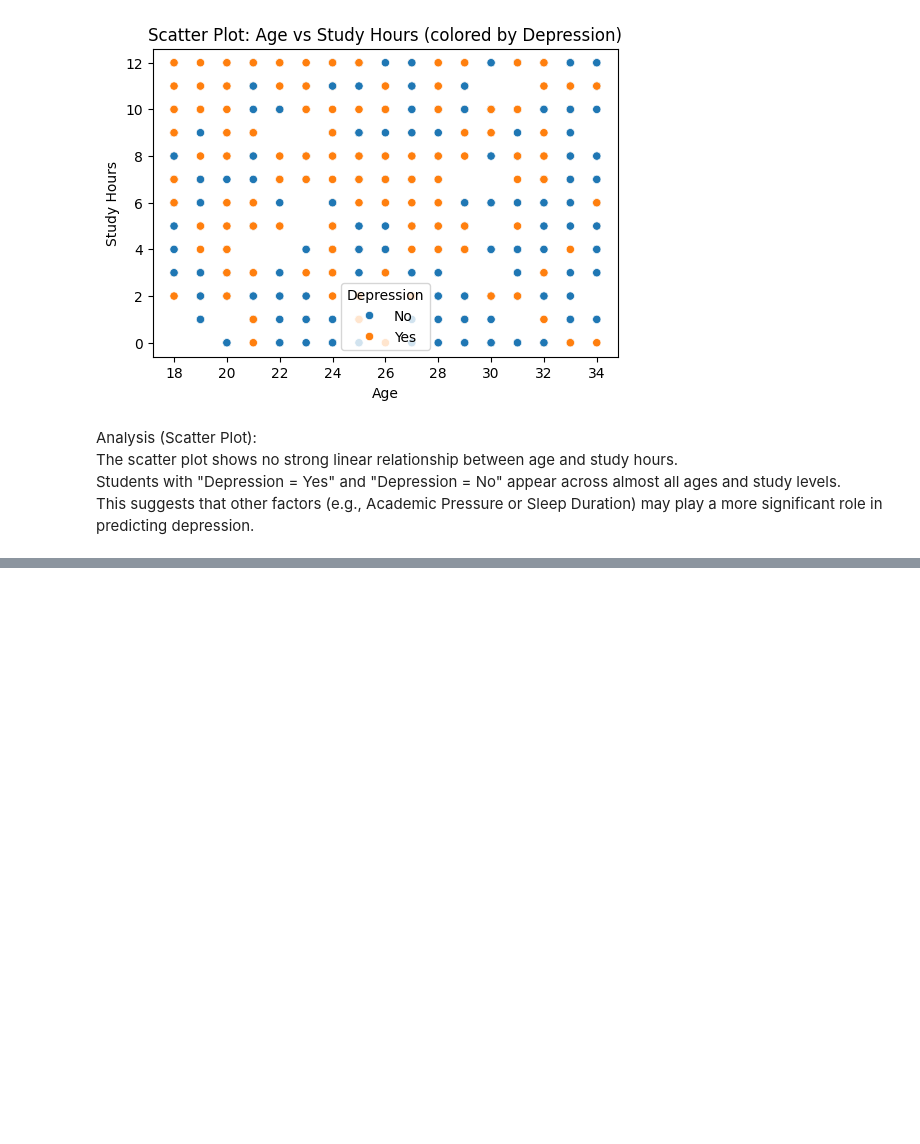
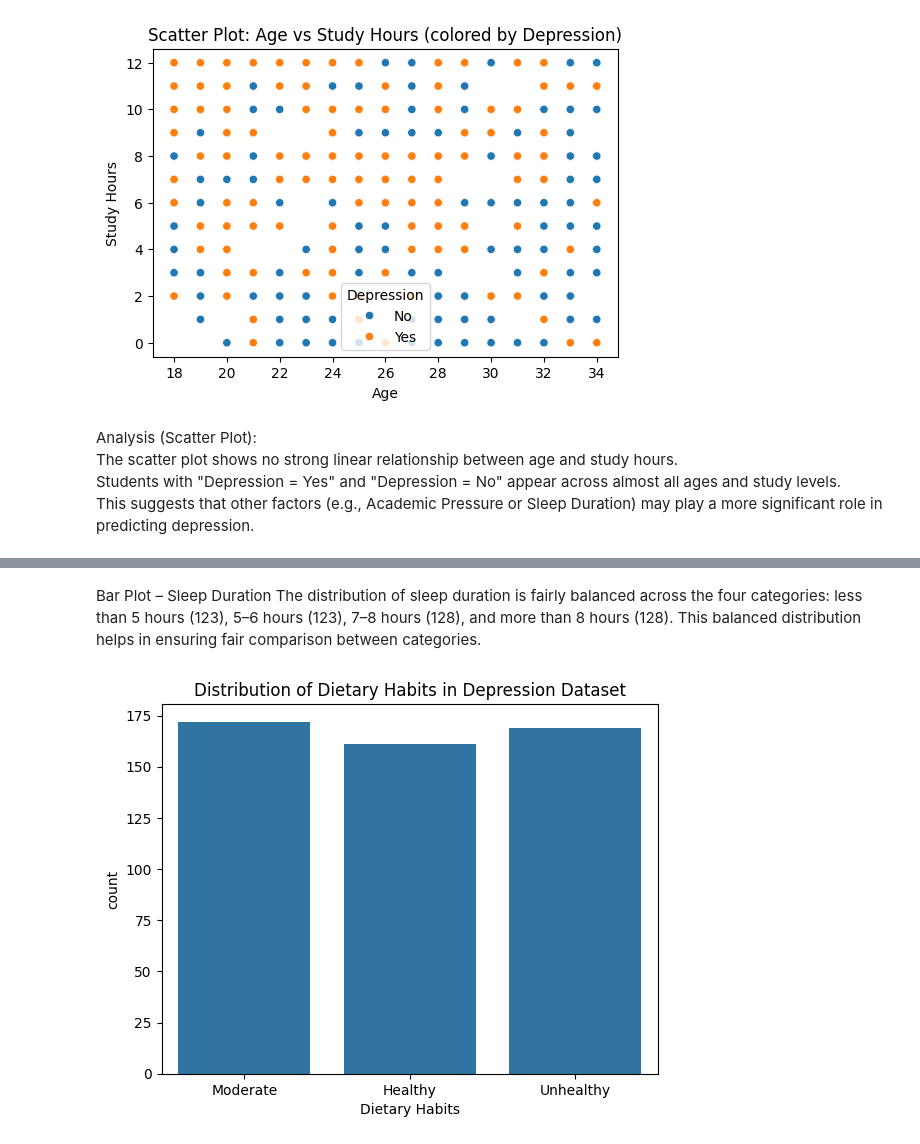
Before and after one commit to Shatha-1/IT326-Project, a Jupyter notebook: Phase2.ipynb, the cells around one changed output, grey strips where cells are left out. Saved outputs shown, nothing was run; the diff lists cells and outputs as text; code cells hidden in the pictures; blank space fills up the shorter version.

```diff
--- a/Phase2.ipynb
+++ b/Phase2.ipynb
@@ -138,0 +154,10 @@ This suggests that other factors (e.g., Academic Pressure or Sleep Duration) may
+# %% [markdown]
+Bar Plot – Sleep Duration
+The distribution of sleep duration is fairly balanced across the four categories: less than 5 hours (123), 5–6 hours (123), 7–8 hours (128), and more than 8 hours (128). This balanced distribution helps in ensuring fair comparison between categories.
+# %%
+sns.countplot(x='Dietary Habits', data=df)
+plt.title('Distribution of Dietary Habits in Depression Dataset')
+
+plt.show()
+# %% [output]
+[figure, added]
```
Also changed, not shown: parts of 6 cells of this notebook.
